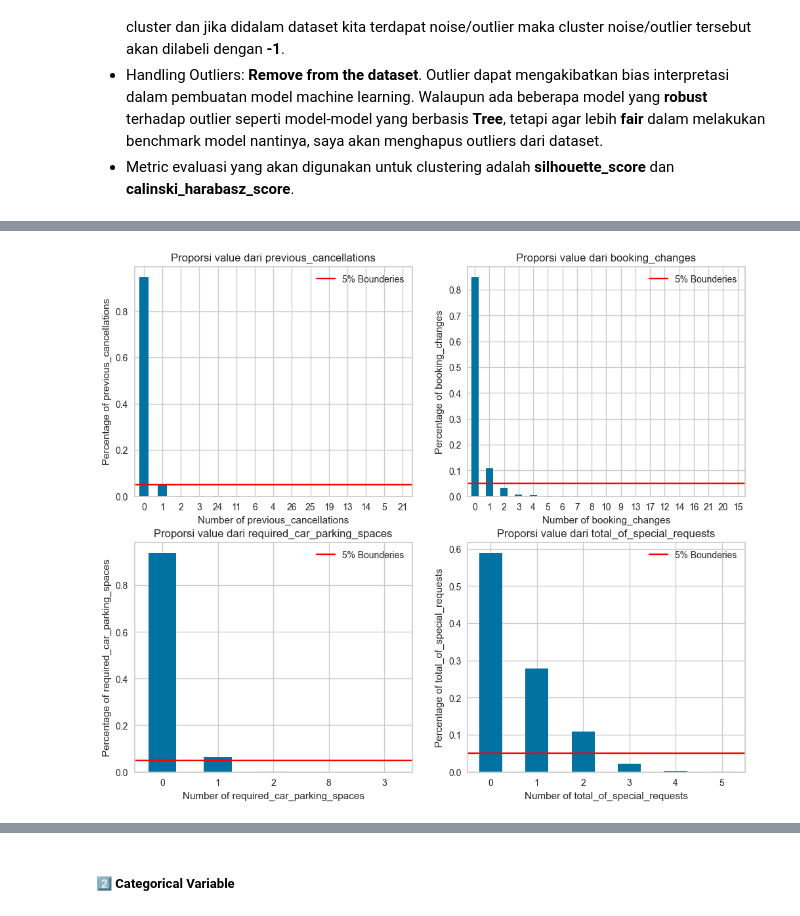
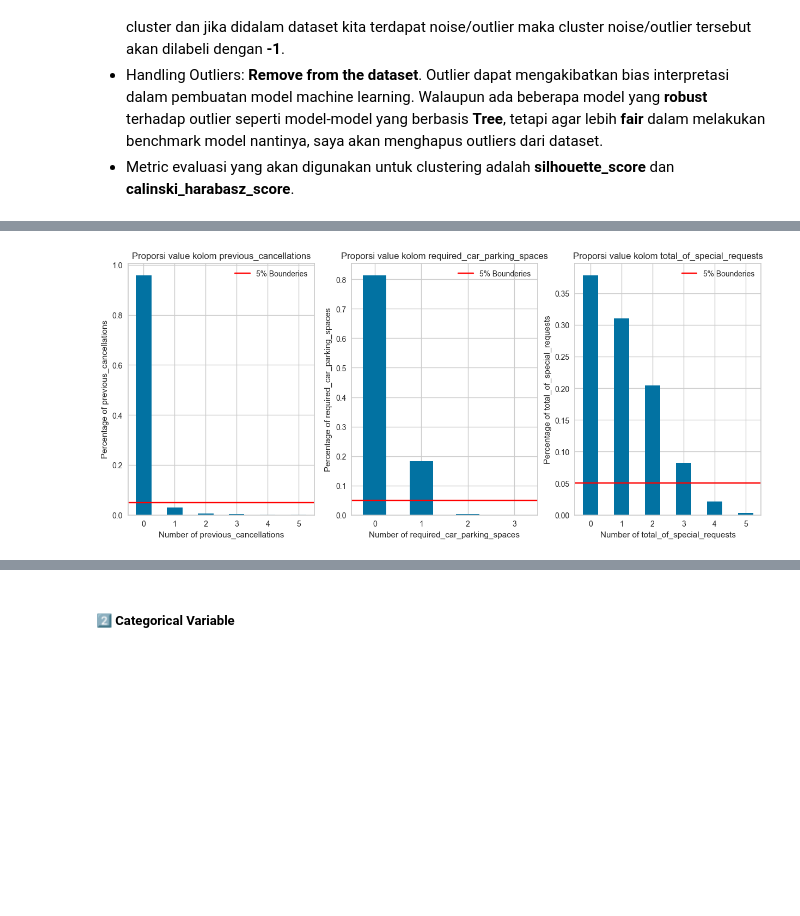
Before and after one commit to fnkhairudin/Hotel-Booking-Demand, a Jupyter notebook: notebooks/1.0-fnk-hotel-classification.ipynb, the cells around one changed output, grey strips where cells are left out. Drawn from its saved outputs; the diff is of its cells as text; code cells hidden in the pictures; blank space fills up the shorter version.

```diff
--- a/notebooks/1.0-fnk-hotel-classification.ipynb
+++ b/notebooks/1.0-fnk-hotel-classification.ipynb
@@ -362,4 +393,0 @@ data = data.drop_duplicates(keep='last', ignore_index=True)
-# %%
-# drop kolom country
-data = data.drop(columns=['country'], axis=1)
-data.shape
@@ -555,17 +597,17 @@ Maximum calinski_harabasz_score adalah dengan min sample 51 dan epsilon 6.1 -->
 # save into csv file
 # df_score1.to_csv(r"C:\Users\faisa\Desktop\DataSciencePurwadhika\Modul3ML\HotelBookingDemand\data\processed\dbscan_score1.csv")
 # %%
-model = DBSCAN(min_samples=51, eps=6.1)
-model.fit(data_encoded)
+model = DBSCAN(min_samples=11, eps=1.8)
+model.fit(data_out)
 cluster = model.labels_
 
 # DataFrame dengan Cluster
-data_encoded['Cluster'] = cluster
-display(data_encoded.sample(10))
+data_out['Cluster'] = cluster
+display(data_out.sample(10))
 
 # Jumlah cluster dan jumlah outlier
-print(f"Jumlah cluster berdasarkan algoritma DBSCAN sebanyak {data_encoded.Cluster.nunique()} cluster")
+print(f"Jumlah cluster berdasarkan algoritma DBSCAN sebanyak {data_out.Cluster.nunique()} cluster")
 
 # Percentage jumlah outlier
-print(f"Jumlah data yang outlier sebanyak {data_encoded.Cluster.value_counts()[-1]} baris atau {round((data_encoded.Cluster.value_counts(normalize=True) * 100).values[1],2)}%")
+print(f"Jumlah data yang outlier sebanyak {data_out.Cluster.value_counts()[-1]} baris atau {round((data_out.Cluster.value_counts(normalize=True) * 100).values[1],2)}%")
 # %% [output]
@@ -647,5 +689,8 @@ fig.show();
 # remove outliers
 data['Cluster'] = cluster
 data = data.query("~(Cluster == -1)")
+
+# drop cluster column
+data = data.drop(columns='Cluster')
 data.shape
 # %% [output]
@@ -696,54 +703,52 @@ Handling: **Diskritisasi**
 # %%
-# kolom 'previous_cancellations', 'booking_changes', 'required_car_parking_spaces', 'total_of_special_requests'
-fig, ((ax1,ax2), (ax3,ax4)) = plt.subplots(nrows=2, ncols=2, figsize=(12,10))
+# kolom 'previous_cancellations', 'required_car_parking_spaces', 'total_of_special_requests'
+fig, (ax1,ax2,ax3) = plt.subplots(nrows=1, ncols=3, figsize=(15,6))
 
-row1 = [ax1,ax2]
-row2 = [ax3,ax4]
-col1 = ['previous_cancellations', 'booking_changes']
-col2 = ['required_car_parking_spaces', 'total_of_special_requests']
-title1 = ['Proporsi value dari previous_cancellations','Proporsi value dari booking_changes']
-title2 = ['Proporsi value dari required_car_parking_spaces','Proporsi value dari total_of_special_requests']
+row1 = [ax1,ax2, ax3]
+col1 = ['previous_cancellations', 'required_car_parking_spaces', 'total_of_special_requests']
+title1 = ['Proporsi value kolom previous_cancellations','Proporsi value kolom required_car_parking_spaces', 'Proporsi value kolom total_of_special_requests']
 
-for i in zip(row1, row2, col1, col2, title1, title2):
+for i in zip(row1, col1, title1):
     # DataFrame
-    temp_df1 = pd.Series(data[i[2]].value_counts() / len(data)).sort_values(ascending=False).plot(kind='bar', label='', ax=i[0])
-    temp_df2 = pd.Series(data[i[3]].value_counts() / len(data)).sort_values(ascending=False).plot(kind='bar', label='', ax=i[1])
+    temp_df1 = pd.Series(data[i[1]].value_counts() / len(data)).sort_values(ascending=False).plot(kind='bar', label='', ax=i[0])
+
     # set title
-    i[0].set_title(i[-2])
-    i[1].set_title(i[-1])
+    i[0].set_title(i[-1])
+
     # horizontal line: boundary yang digunakan adalah 5%, di bawah 5% akan diasumsikan sebagai rare value
     i[0].axhline(y=0.05, color='red', label='5% Bounderies')
-    i[1].axhline(y=0.05, color='red', label='5% Bounderies')
+
     # set x label and its rotation
     i[0].tick_params(axis='x', labelrotation=360)
-    i[1].tick_params(axis='x', labelrotation=360)
-    i[0].set_xlabel(f"Number of {i[2]}")
-    i[1].set_xlabel(f"Number of {i[3]}")
+
+    i[0].set_xlabel(f"Number of {i[1]}")
+
     # ylabel
-    i[0].set_ylabel(f'Percentage of {i[2]}')
-    i[1].set_ylabel(f'Percentage of {i[3]}')
+    i[0].set_ylabel(f'Percentage of {i[1]}')
+
     # legend
     i[0].legend()
-    i[1].legend()
 
+# Continuous Variables : 'days_in_waiting_list' and  'lead_time'
+fig, (ax1,ax2) = plt.subplots(nrows=1, ncols=2, figsize=(15,6))
 
-# kolom days_in_waiting_list
-# figure and title
-plt.figure(figsize=(6, 3))
-plt.title("Proporsi value dari days_in_waiting_list")
-fig = data['days_in_waiting_list'].sort_values(ascending=False).plot.hist(rot=0, label='')
+# set variables for plot
+row = [ax1,ax2]
+col = ['days_in_waiting_list', 'lead_time']
+title = ['Distribusi value kolom days_in_waiting_list','Distribusi value kolom lead_time']
 
-# set x and y label
-fig.set_xlabel('days_in_waiting_list')
-fig.set_ylabel('Number of customer')
+for j in zip(row, col, title):
+    # DataFrame
+    sns.histplot(data, x=j[1], ax=j[0])
 
-# set horizontal line
-fig.axhline(y=0.05*len(data), color='red', label=f'5% Bounderies')
+    # set title
+    j[0].set_title(j[-1])
 
-# legend
-plt.legend()
+    # set x label and its rotation
+    j[0].tick_params(axis='x', labelrotation=360)
+    j[0].set_xlabel(f"Jumlah {j[1]}")
 
-# show graph
-plt.show()
+    # set ylabel
+    j[0].set_ylabel(f'Jumlah pelanggan')
 # %% [output]
-[figure, old version]
+[figure, new version]
```
Also changed, not shown: parts of 90 cells of this notebook, 5 other files.
